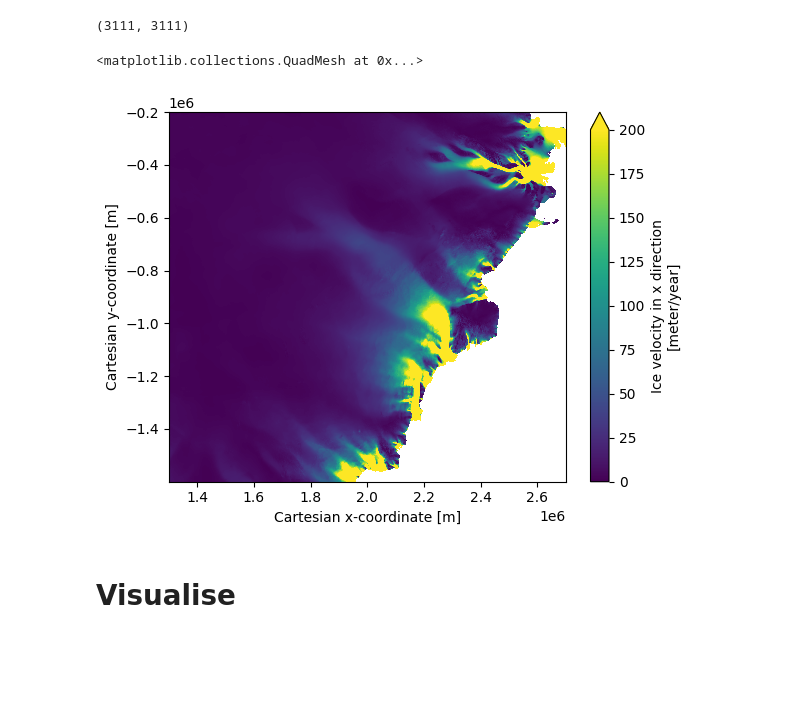
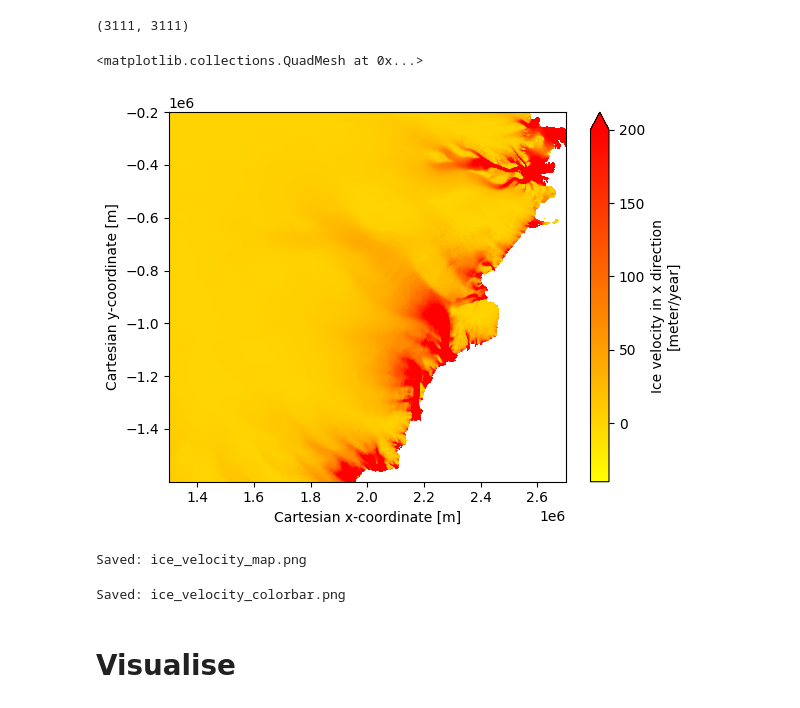
Before and after one commit to kimbente/BO4AIS, a Jupyter notebook: preprocess_velocity.ipynb, the cells around one changed output. Saved outputs shown, nothing was run; the diff lists cells and outputs as text; code cells hidden in the pictures; blank space fills up the shorter version.

```diff
--- a/preprocess_velocity.ipynb
+++ b/preprocess_velocity.ipynb
@@ -41,10 +41,59 @@ print(ice_vel_casey.V.shape)
 # %% [output]
 (3111, 3111)
 # %%
-ice_vel_casey.V.plot(vmin = 0, vmax = 200)
+ice_vel_casey.V.plot(vmin = -40, vmax = 200, cmap = "autumn_r") #"YlOrRd"
 # %% [output]
 <matplotlib.collections.QuadMesh at 0x...>
-[figure, old version]
+[figure, new version]
+# %%
+import matplotlib.pyplot as plt
+import matplotlib as mpl
+
+# --- 1. EXPORT MAIN MAP (No Colorbar) ---
+# Create a figure for the spatial data
+fig, ax = plt.subplots(figsize=(8, 8))
+
+# Plot the velocity data without the automatic colorbar
+# We save the 'im' object to extract the scale for the second file
+im = ice_vel_casey.V.plot(
+    ax=ax,
+    add_colorbar=False,
+    vmin=-40,
+    vmax=200,
+    cmap="autumn_r"
+)
+
+# Clean the axes for a professional look
+ax.set_axis_off()
+ax.set_title("")
+
+# Save the map at 600 DPI with transparency
+plt.savefig("ice_velocity_map.png", dpi=600, bbox_inches='tight', transparent=True)
+print("Saved: ice_velocity_map.png")
+
+
+# --- 2. EXPORT COLORBAR ONLY ---
+# Create a separate, narrow figure for the colorbar
+# Aspect ratio (1.5, 6) works well for a standard vertical bar
+fig_cb, ax_cb = plt.subplots(figsize=(1.5, 6))
+
+# Create the colorbar using the mapping from the main plot
+cb = plt.colorbar(im, cax=ax_cb, orientation='vertical')
+
+# Formatting labels (using LaTeX for units)
+cb.set_label(r'Ice Velocity ($m\,yr^{-1}$)', fontsize=12, labelpad=12)
+ax_cb.tick_params(labelsize=10)
+
+# Save the colorbar separately
+plt.savefig("ice_velocity_colorbar.png", dpi=600, bbox_inches='tight', transparent=True)
+print("Saved: ice_velocity_colorbar.png")
+
+# Close figures to free up memory
+plt.close(fig)
+plt.close(fig_cb)
+# %% [output]
+Saved: ice_velocity_map.png
+Saved: ice_velocity_colorbar.png
 # %% [markdown]
 # Visualise
 # %% [markdown]
```
Also changed, not shown: parts of 1 cell of this notebook, 12 other files.
